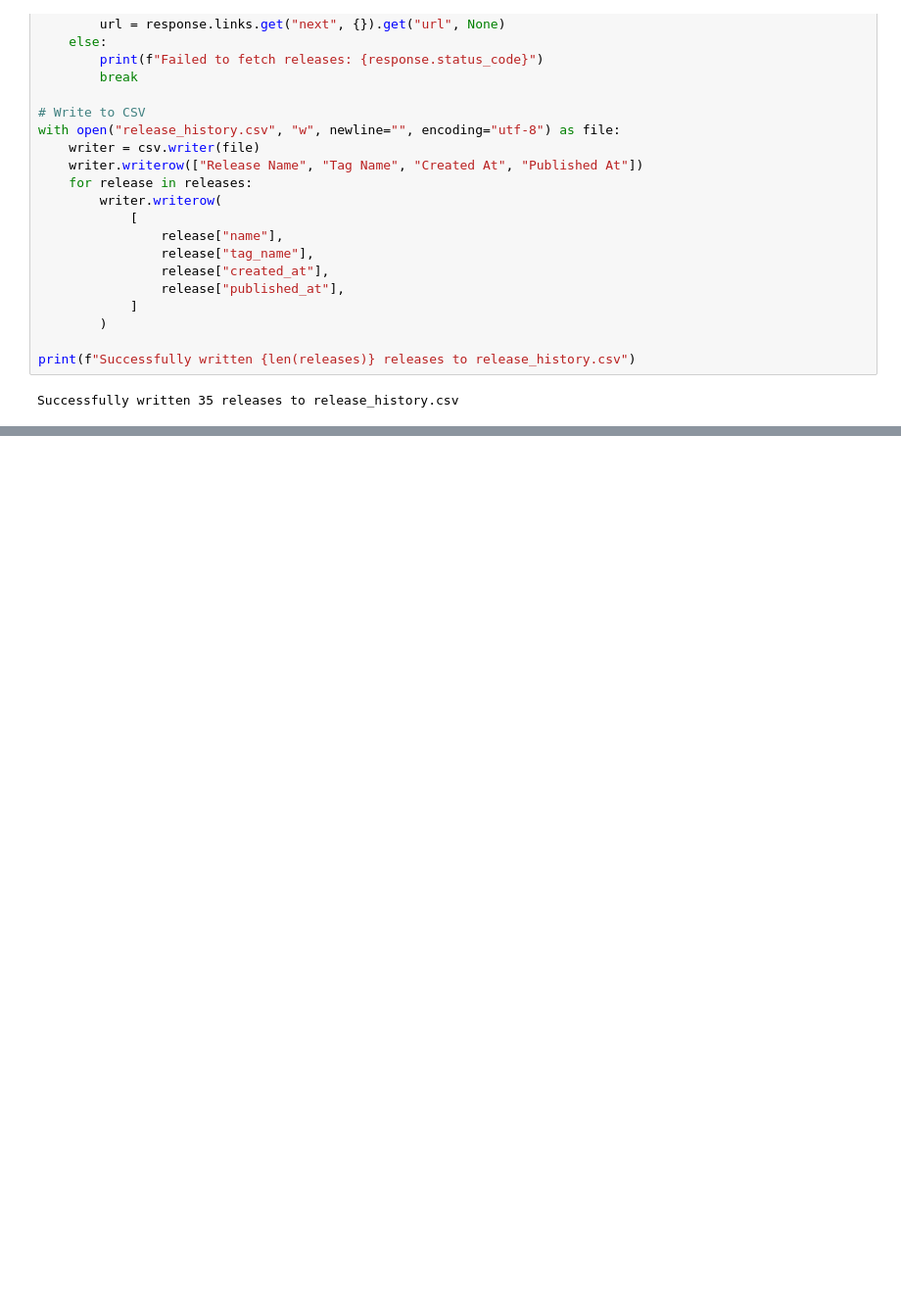
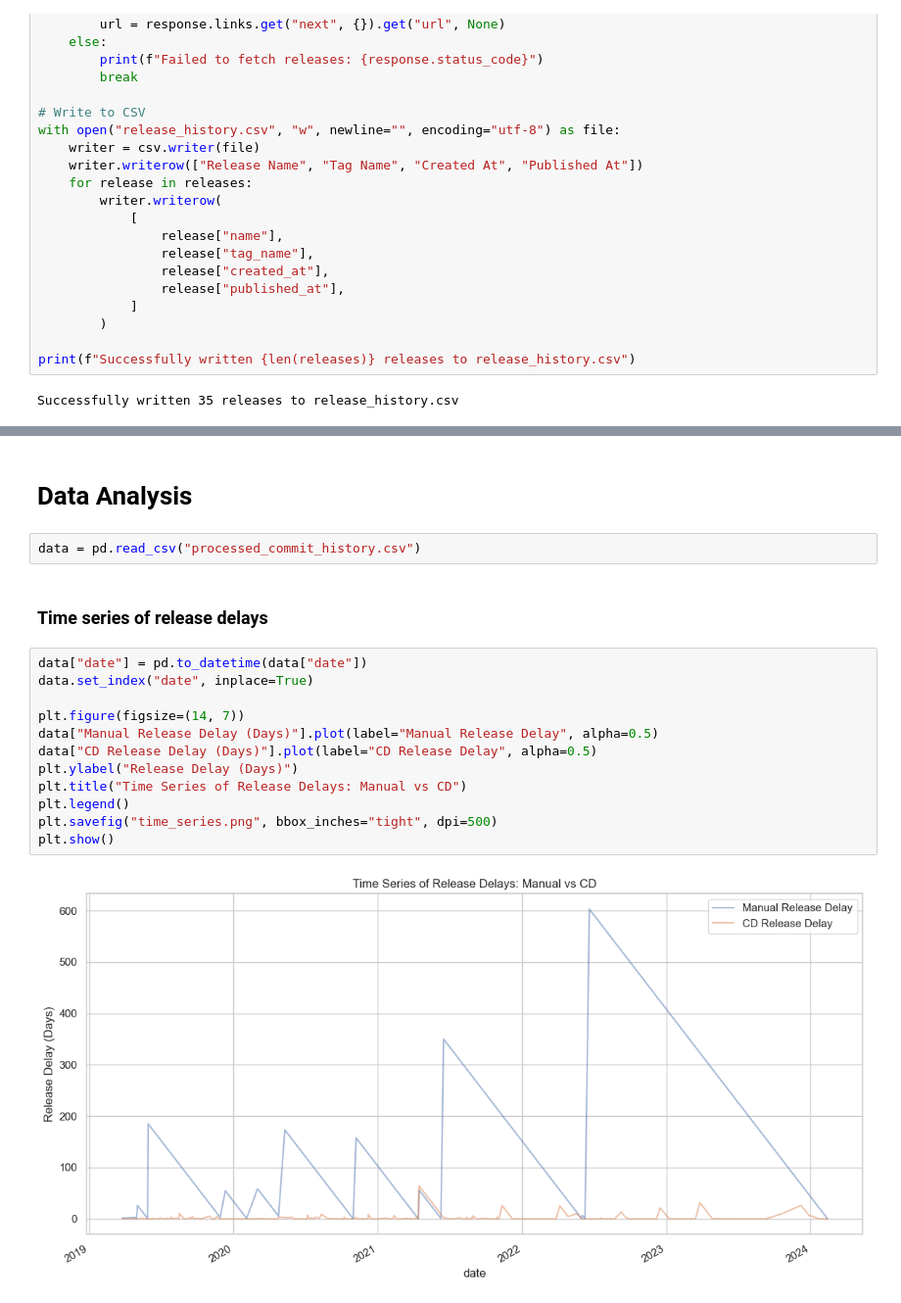
Before and after one commit to JayZhouzzj/tmux-cd-freq-exp, a Jupyter notebook: experiment.ipynb, the cells around one changed output, grey strips where cells are left out. Shown at 98% size. Drawn from its saved outputs; the diff is of its cells as text; blank space fills up the shorter version.

Commit message:
Improve analysis

```diff
--- a/experiment.ipynb
+++ b/experiment.ipynb
@@ -255,0 +236,20 @@ plt.show()
+# %% [markdown]
+# Data Analysis
+# %%
+data = pd.read_csv("processed_commit_history.csv")
+# %% [markdown]
+### Time series of release delays
+# %%
+data["date"] = pd.to_datetime(data["date"])
+data.set_index("date", inplace=True)
+
+plt.figure(figsize=(14, 7))
+data["Manual Release Delay (Days)"].plot(label="Manual Release Delay", alpha=0.5)
+data["CD Release Delay (Days)"].plot(label="CD Release Delay", alpha=0.5)
+plt.ylabel("Release Delay (Days)")
+plt.title("Time Series of Release Delays: Manual vs CD")
+plt.legend()
+plt.savefig("time_series.png", bbox_inches="tight", dpi=500)
+plt.show()
+# %% [output]
+[figure, added]
```
Also changed, not shown: parts of 27 cells of this notebook.
